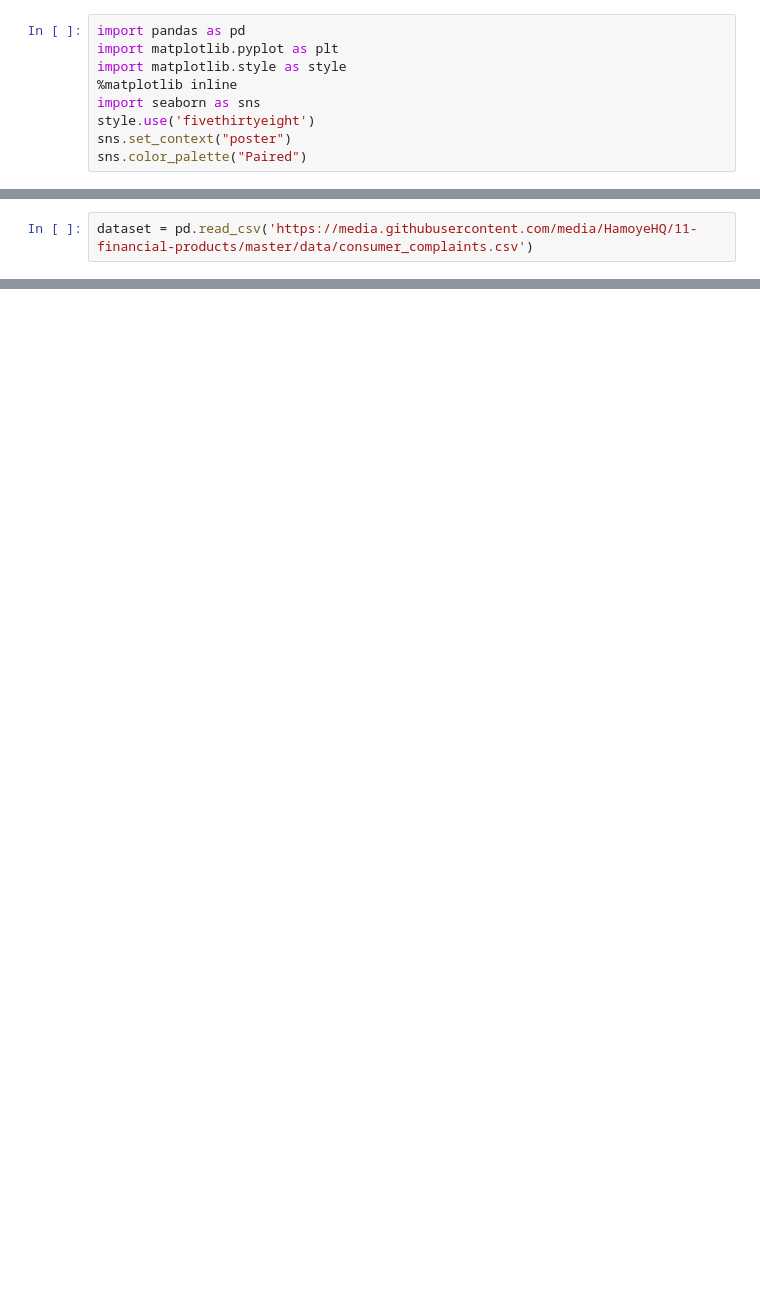
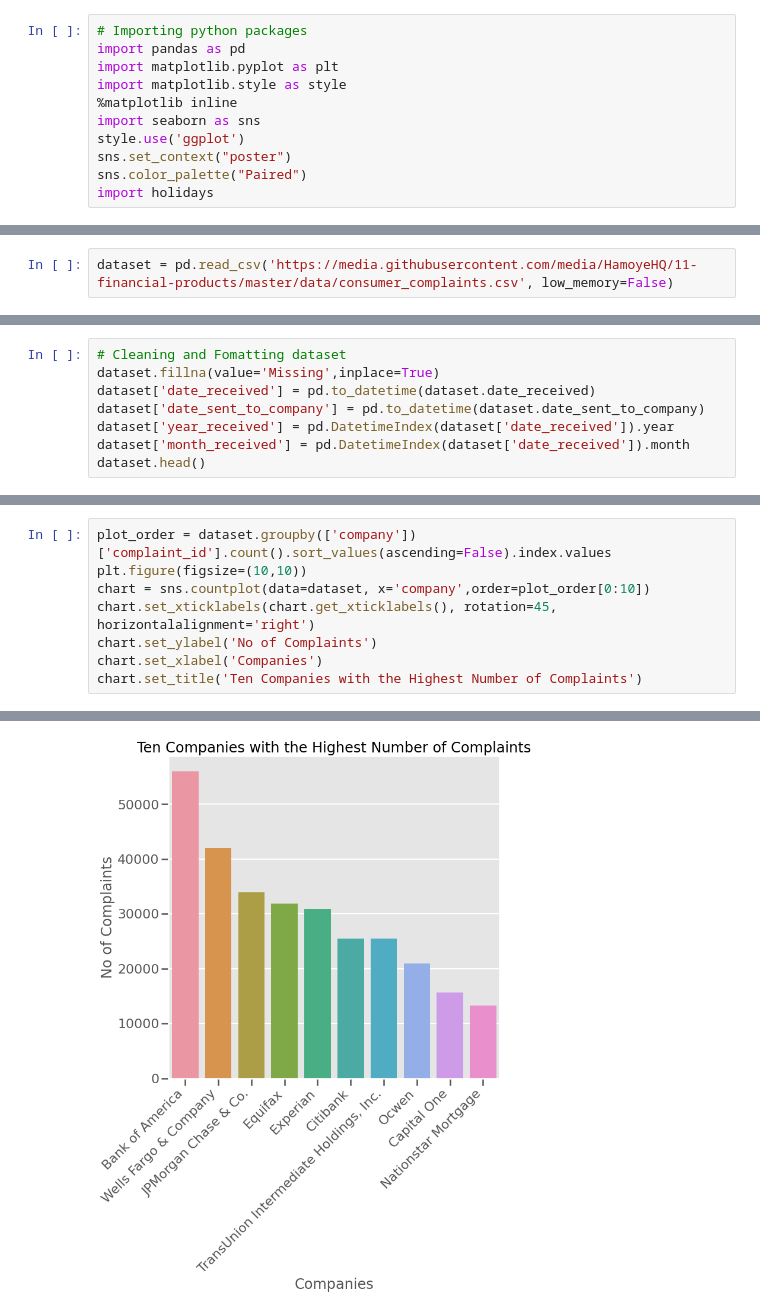
Before and after one commit to HamoyeHQ/11-financial-products, a Jupyter notebook: EDA_financial_products.ipynb, the cells around one changed output, grey strips where cells are left out. Cells and saved outputs as stored; diff of their text form; blank space fills up the shorter version.

Commit message:
Finished Exploratory Data Analysis

```diff
--- a/EDA_financial_products.ipynb
+++ b/EDA_financial_products.ipynb
@@ -5,9 +3,11 @@ Exploratory Data Analysis
 # %%
+# Importing python packages
 import pandas as pd
 import matplotlib.pyplot as plt
 import matplotlib.style as style
 %matplotlib inline
 import seaborn as sns
-style.use('fivethirtyeight')
+style.use('ggplot')
 sns.set_context("poster")
 sns.color_palette("Paired")
+import holidays
@@ -27,2 +14,2 @@ sns.color_palette("Paired")
 # %%
-dataset = pd.read_csv('https://media.githubusercontent.com/media/HamoyeHQ/11-financial-products/master/data/consumer_complaints.csv')
+dataset = pd.read_csv('https://media.githubusercontent.com/media/HamoyeHQ/11-financial-products/master/data/consumer_complaints.csv', low_memory=False)
@@ -28,0 +45,8 @@ dataset = pd.read_csv('https://media.githubusercontent.com/media/HamoyeHQ/11-fin
+# %%
+# Cleaning and Fomatting dataset
+dataset.fillna(value='Missing',inplace=True)
+dataset['date_received'] = pd.to_datetime(dataset.date_received)
+dataset['date_sent_to_company'] = pd.to_datetime(dataset.date_sent_to_company)
+dataset['year_received'] = pd.DatetimeIndex(dataset['date_received']).year
+dataset['month_received'] = pd.DatetimeIndex(dataset['date_received']).month
+dataset.head()
@@ -28,0 +62,9 @@ dataset = pd.read_csv('https://media.githubusercontent.com/media/HamoyeHQ/11-fin
+# %%
+plot_order = dataset.groupby(['company'])['complaint_id'].count().sort_values(ascending=False).index.values
+plt.figure(figsize=(10,10))
+chart = sns.countplot(data=dataset, x='company',order=plot_order[0:10])
+chart.set_xticklabels(chart.get_xticklabels(), rotation=45, horizontalalignment='right')
+chart.set_ylabel('No of Complaints')
+chart.set_xlabel('Companies')
+chart.set_title('Ten Companies with the Highest Number of Complaints')
+# %% [output]
@@ -28,0 +72 @@ dataset = pd.read_csv('https://media.githubusercontent.com/media/HamoyeHQ/11-fin
+[figure, added]
```
Also changed, not shown: parts of 51 cells of this notebook.
